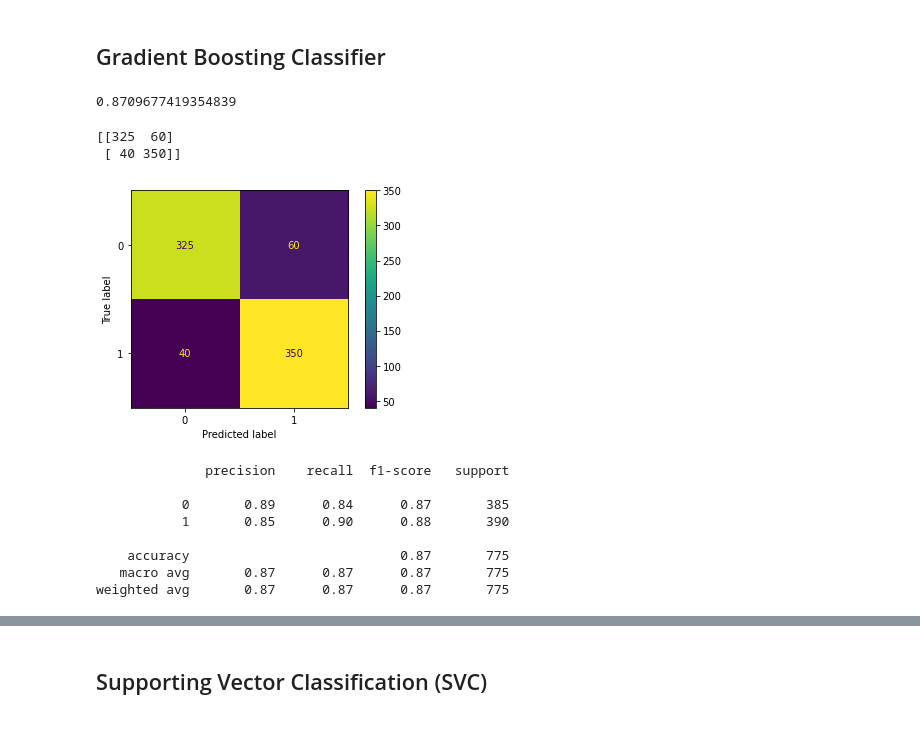
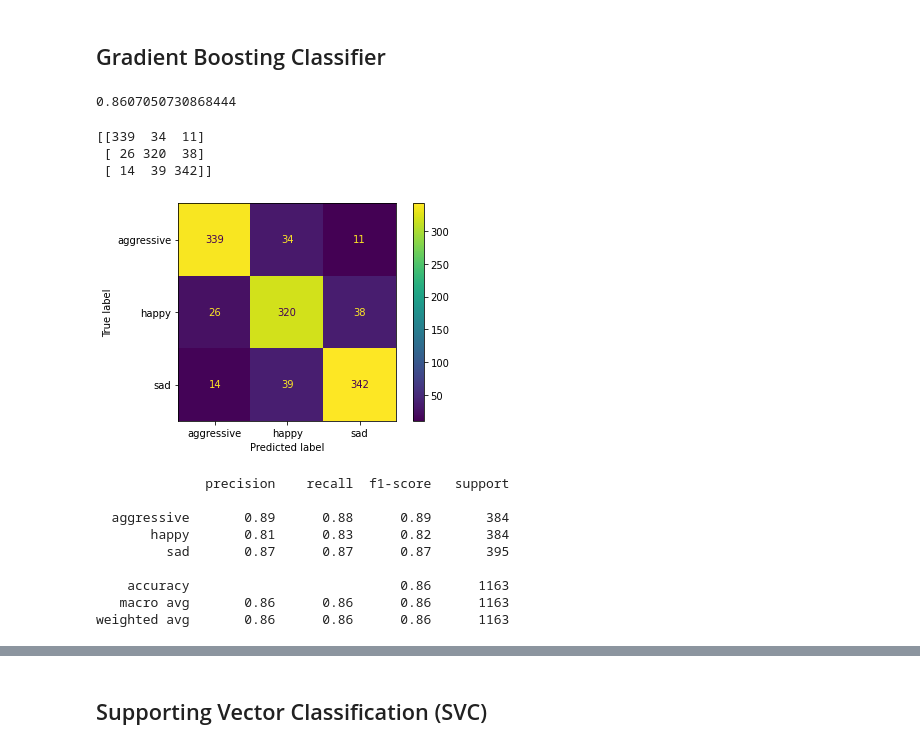
Before and after one commit to moritzfaller/Software-Entwicklung-und-Datenanalyse-in-Python, a Jupyter notebook: Classification_Models.ipynb, the cells around one changed output, grey strips where cells are left out. Cells and saved outputs as stored; diff of their text form; code cells hidden in the pictures.

```diff
--- a/Classification_Models.ipynb
+++ b/Classification_Models.ipynb
@@ -29,6 +88,6 @@ pd.set_option('display.max_columns', 500)
 !git clone https://github.com/jeremykleindienst/colab_files.git
 
 # loads dataset to variable data_full
-data_full = pd.read_csv('/content/colab_files/merged_full_data_mood_clean.csv')
+data_full = pd.read_csv('/content/colab_files/df_model.csv')
 # %% [output]
 Cloning into 'colab_files'...
@@ -62,11 +119,18 @@ data_full
 # %%
 # Perform feature scaling via standardization (z-score normalization):
 
+metric = ['danceability', 'energy', 'loudness', 'speechiness', 'acousticness', 'instrumentalness', 'liveness', 'valence', 'tempo', 'duration_ms', 'ysrelease']
+categorial = ['Cis', 'D', 'Dis', 'E', 'F', 'Fis', 'G', 'Gis', 'A', 'Ais', 'B', '3/4', '4/4', '5/4','major']
+
 std_scaler = StandardScaler()
-data_features_nonscaled = data_full.loc[:,['danceability', 'energy', 'key', 'loudness', 'mode', 'speechiness', 'acousticness', 'instrumentalness', 'liveness', 'valence', 'tempo', 'duration_ms', 'release_year', 'time_signature', 'Popularity']]
-data_features = std_scaler.fit_transform(data_features_nonscaled)
-data_full['mood_happy'] = np.where(data_full['Mood']=='happy',1,0)
-target = data_full['mood_happy']
+data_features_nonscaled_metric = data_full.loc[:,metric]
+data_features_categorial = data_full.loc[:,categorial]
+#data_features_nonscaled = data_full.loc[:,['energy','valence','acousticness','speechiness','ysrelease']]
+data_features = std_scaler.fit_transform(data_features_nonscaled_metric)
+data_features = pd.DataFrame(data_features,columns=metric)
+data_features = pd.concat([data_features, data_features_categorial],axis=1)
+#data_full['mood_happy'] = np.where(data_full['Mood']=='happy',1,0)
+target = data_full['mood']
 # %%
 # train and test split
 
@@ -75,31 +139,32 @@ X_train, X_test, y_train, y_test = train_test_split(data_features, target, test_
 ## Gradient Boosting Classifier
 # %%
 # train model (check accuracy)
-classifier = GradientBoostingClassifier(random_state=24)
-classifier.fit(X_train, y_train)
-accuracy = classifier.score(X_test, y_test)
+gbc_classifier = GradientBoostingClassifier(random_state=24)
+gbc_classifier.fit(X_train, y_train)
+accuracy = gbc_classifier.score(X_test, y_test)
 print(accuracy)
 # %% [output]
-0.8709677419354839
+0.8607050730868444
 # %%
 # Get the prediction values for the test data and print a confusion matrix
-y_test_predicted = classifier.predict(X_test)
+y_test_predicted = gbc_classifier.predict(X_test)
 print(confusion_matrix(y_test, y_test_predicted))
 # %% [output]
-[[325  60]
- [ 40 350]]
+[[339  34  11]
+ [ 26 320  38]
+ [ 14  39 342]]
 # %%
 import matplotlib.pyplot as plt
 from sklearn.datasets import make_classification
 from sklearn.metrics import confusion_matrix, ConfusionMatrixDisplay
 from sklearn.model_selection import train_test_split
 from sklearn.svm import SVC
 
-predictions = classifier.predict(X_test)
-cm = confusion_matrix(y_test, predictions, labels=classifier.classes_)
-disp = ConfusionMatrixDisplay(confusion_matrix=cm, display_labels=classifier.classes_)
+predictions = gbc_classifier.predict(X_test)
+cm = confusion_matrix(y_test, predictions, labels=gbc_classifier.classes_)
+disp = ConfusionMatrixDisplay(confusion_matrix=cm, display_labels=gbc_classifier.classes_)
 disp.plot()
 
 plt.show()
 # %% [output]
-[figure, old version]
+[figure, new version]
@@ -110,12 +171,14 @@ import matplotlib.pyplot as plt
 # %%
-pred=classifier.predict(X_test)
+from sklearn.metrics import classification_report
+pred=gbc_classifier.predict(X_test)
 print(classification_report(y_test, pred))
 # %% [output]
               precision    recall  f1-score   support
 
-           0       0.89      0.84      0.87       385
-           1       0.85      0.90      0.88       390
+  aggressive       0.89      0.88      0.89       384
+       happy       0.81      0.83      0.82       384
+         sad       0.87      0.87      0.87       395
 
-    accuracy                           0.87       775
-   macro avg       0.87      0.87      0.87       775
-weighted avg       0.87      0.87      0.87       775
+    accuracy                           0.86      1163
+   macro avg       0.86      0.86      0.86      1163
+weighted avg       0.86      0.86      0.86      1163
```
Also changed, not shown: parts of 105 cells of this notebook.
